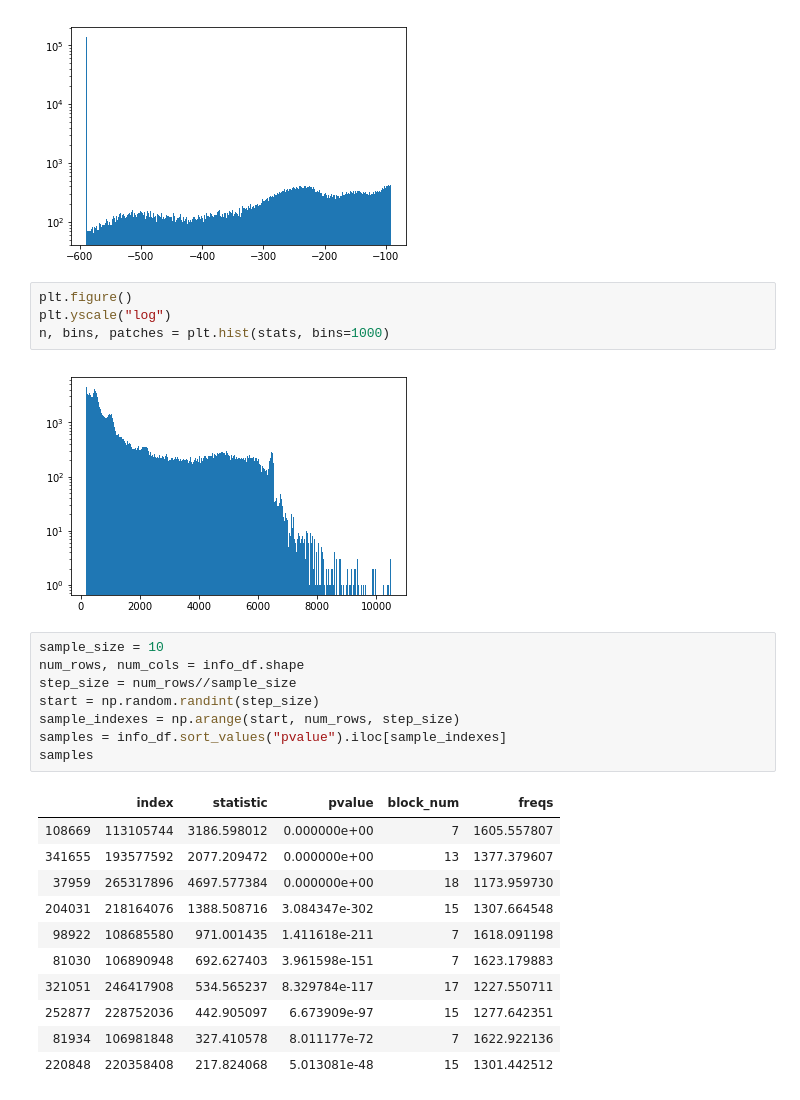
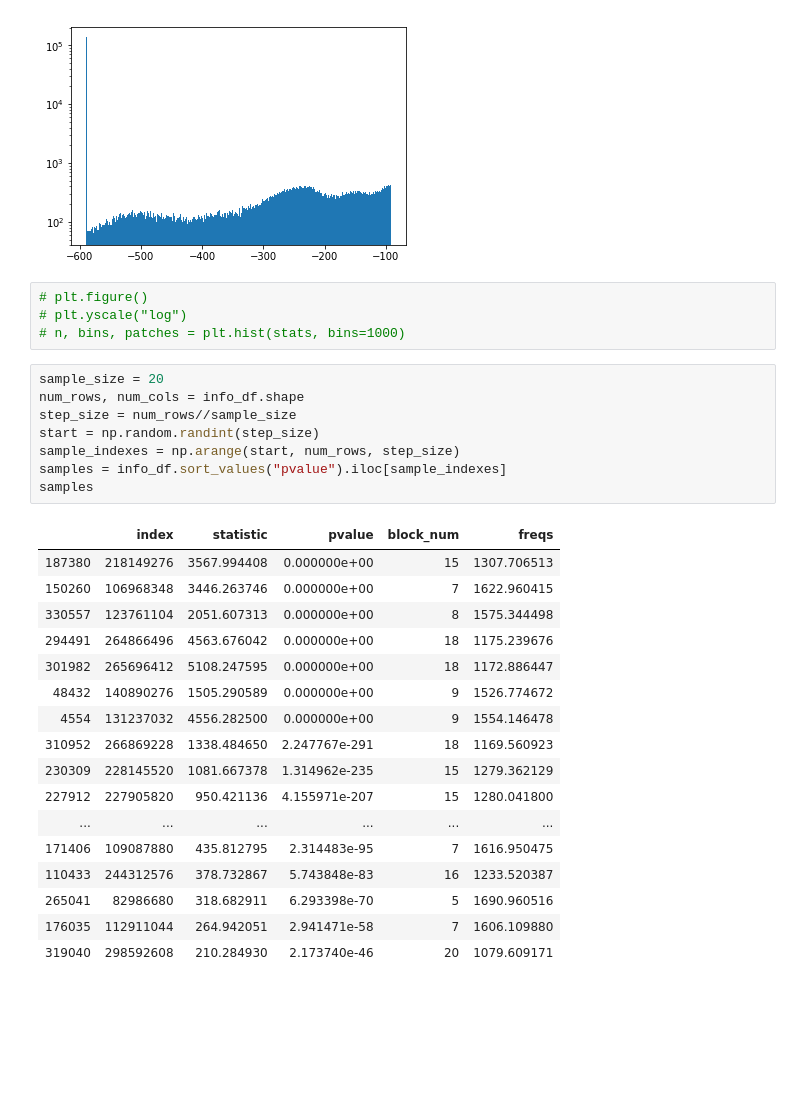
Before and after one commit to FX196/SETI-Energy-Detection, a Jupyter notebook: Result Visualization.ipynb, the cells around one changed output. Saved outputs shown, nothing was run; the diff lists cells and outputs as text; blank space fills up the shorter version.

```diff
--- a/Result Visualization.ipynb
+++ b/Result Visualization.ipynb
@@ -126,29 +124,33 @@ n, bins, patches = plt.hist(np.log(p_vals+1e-256), bins=1000)
 # %% [output]
 [figure]
 # %%
-plt.figure()
-plt.yscale("log")
-n, bins, patches = plt.hist(stats, bins=1000)
+# plt.figure()
+# plt.yscale("log")
+# n, bins, patches = plt.hist(stats, bins=1000)
-# %% [output]
-[figure, removed]
 # %%
-sample_size = 10
+sample_size = 20
 num_rows, num_cols = info_df.shape
 step_size = num_rows//sample_size
 start = np.random.randint(step_size)
 sample_indexes = np.arange(start, num_rows, step_size)
 samples = info_df.sort_values("pvalue").iloc[sample_indexes]
 samples
 # %% [output]
 |  | index | statistic | pvalue | block_num | freqs |
-| 108669 | 113105744 | 3186.598012 | 0.000000e+00 | 7 | 1605.557807 |
-| 341655 | 193577592 | 2077.209472 | 0.000000e+00 | 13 | 1377.379607 |
-| 37959 | 265317896 | 4697.577384 | 0.000000e+00 | 18 | 1173.959730 |
-| 204031 | 218164076 | 1388.508716 | 3.084347e-302 | 15 | 1307.664548 |
-| 98922 | 108685580 | 971.001435 | 1.411618e-211 | 7 | 1618.091198 |
-| 81030 | 106890948 | 692.627403 | 3.961598e-151 | 7 | 1623.179883 |
-| 321051 | 246417908 | 534.565237 | 8.329784e-117 | 17 | 1227.550711 |
-| 252877 | 228752036 | 442.905097 | 6.673909e-97 | 15 | 1277.642351 |
-| 81934 | 106981848 | 327.410578 | 8.011177e-72 | 7 | 1622.922136 |
-| 220848 | 220358408 | 217.824068 | 5.013081e-48 | 15 | 1301.442512 |
+| 187380 | 218149276 | 3567.994408 | 0.000000e+00 | 15 | 1307.706513 |
+| 150260 | 106968348 | 3446.263746 | 0.000000e+00 | 7 | 1622.960415 |
+| 330557 | 123761104 | 2051.607313 | 0.000000e+00 | 8 | 1575.344498 |
+| 294491 | 264866496 | 4563.676042 | 0.000000e+00 | 18 | 1175.239676 |
+| 301982 | 265696412 | 5108.247595 | 0.000000e+00 | 18 | 1172.886447 |
+| 48432 | 140890276 | 1505.290589 | 0.000000e+00 | 9 | 1526.774672 |
+| 4554 | 131237032 | 4556.282500 | 0.000000e+00 | 9 | 1554.146478 |
+| 310952 | 266869228 | 1338.484650 | 2.247767e-291 | 18 | 1169.560923 |
+| 230309 | 228145520 | 1081.667378 | 1.314962e-235 | 15 | 1279.362129 |
+| 227912 | 227905820 | 950.421136 | 4.155971e-207 | 15 | 1280.041800 |
+| ... | ... | ... | ... | ... | ... |
+| 171406 | 109087880 | 435.812795 | 2.314483e-95 | 7 | 1616.950475 |
+| 110433 | 244312576 | 378.732867 | 5.743848e-83 | 16 | 1233.520387 |
+| 265041 | 82986680 | 318.682911 | 6.293398e-70 | 5 | 1690.960516 |
+| 176035 | 112911044 | 264.942051 | 2.941471e-58 | 7 | 1606.109880 |
+| 319040 | 298592608 | 210.284930 | 2.173740e-46 | 20 | 1079.609171 |
 # %%
```
Also changed, not shown: parts of 7 cells of this notebook, 3 other files.
